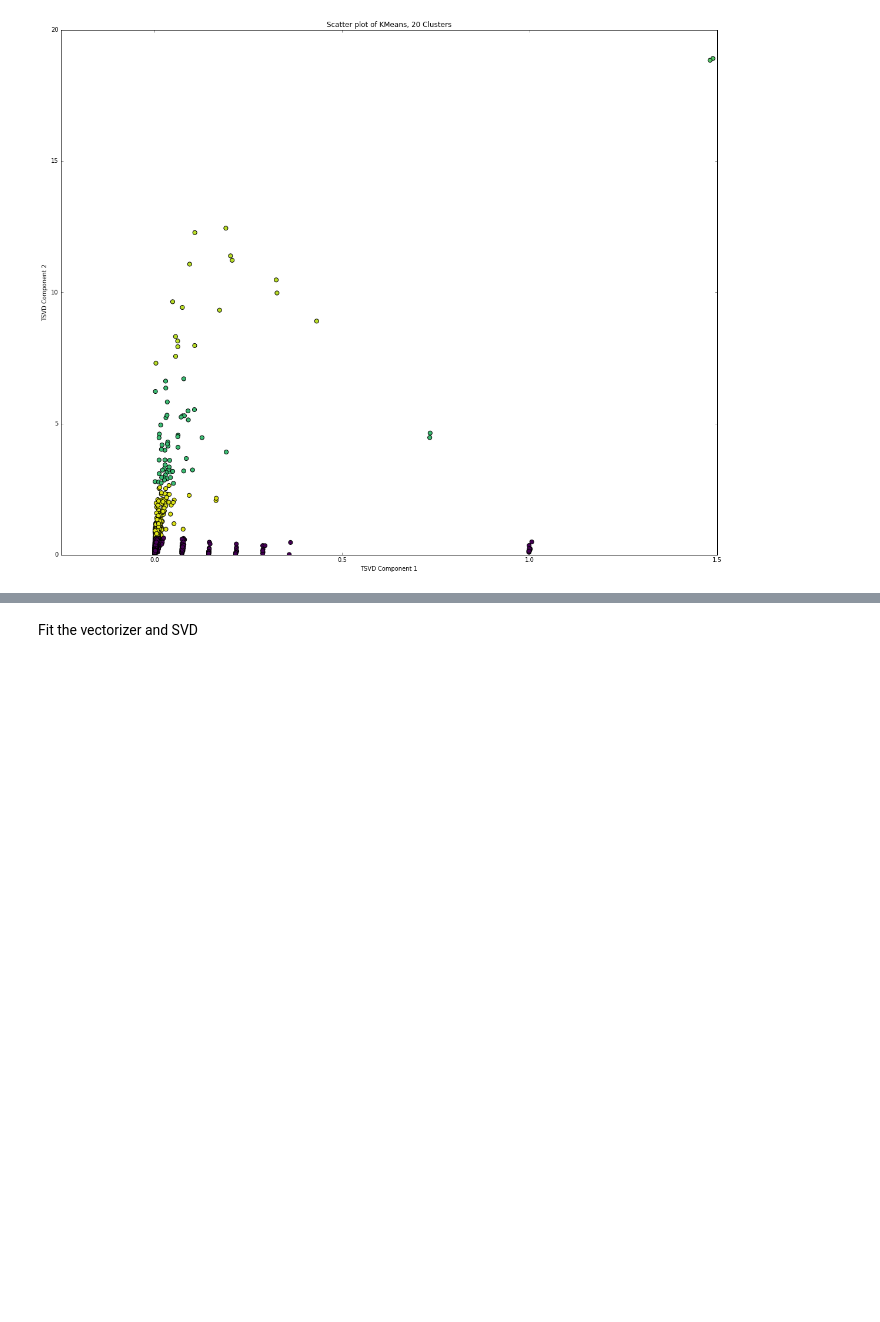
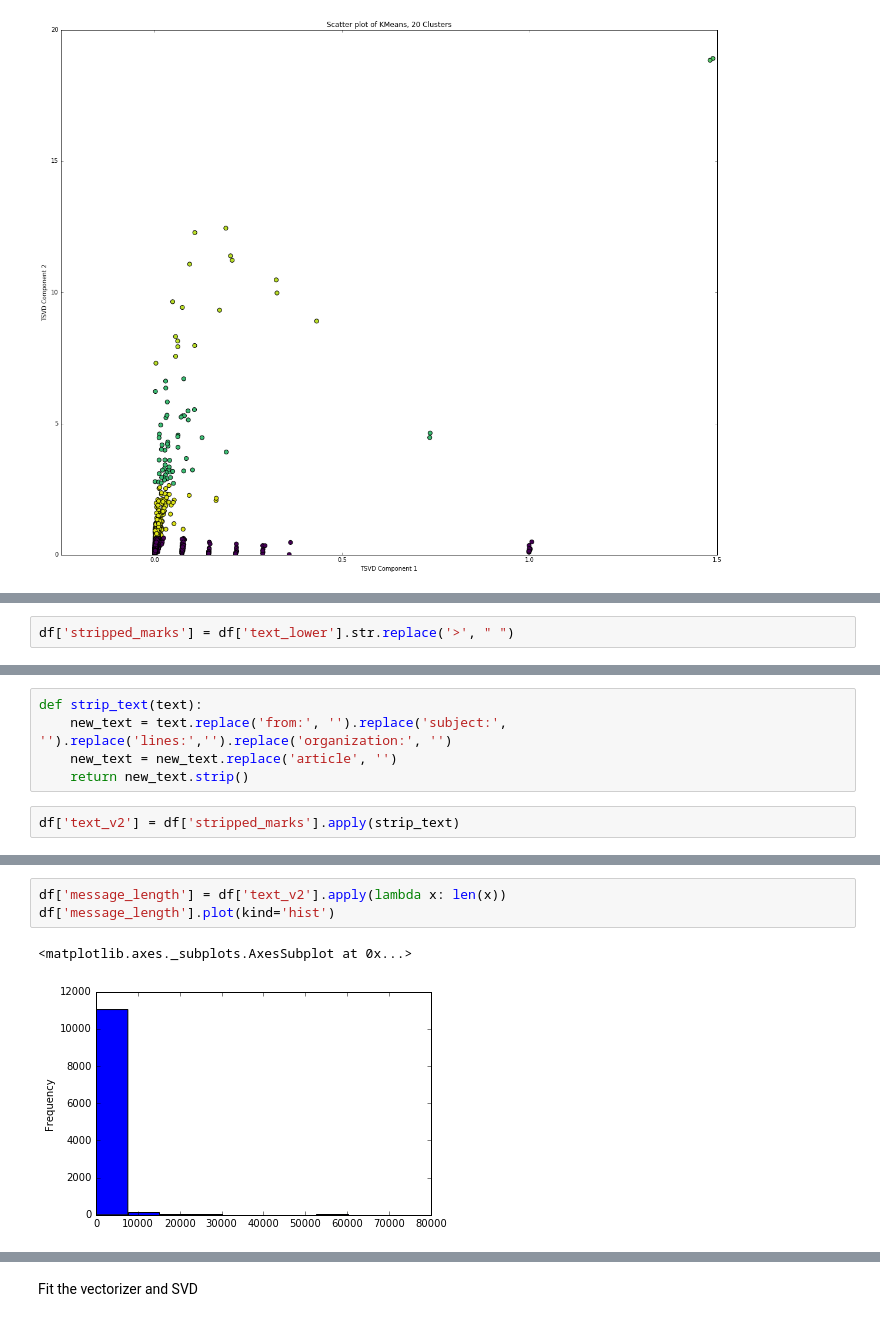
Before and after one commit to cgeppig/DSI_week_03, a Jupyter notebook: Clustering and pca lab.ipynb, the cells around one changed output, grey strips where cells are left out. Cells and saved outputs as stored; diff of their text form; blank space fills up the shorter version.

```diff
--- a/Clustering and pca lab.ipynb
+++ b/Clustering and pca lab.ipynb
@@ -389,0 +408,2 @@ def silhouette_selection(x,k):
+# %%
+df['stripped_marks'] = df['text_lower'].str.replace('>', " ")
@@ -389,0 +419,7 @@ def silhouette_selection(x,k):
+# %%
+def strip_text(text):
+    new_text = text.replace('from:', '').replace('subject:', '').replace('lines:','').replace('organization:', '')
+    new_text = new_text.replace('article', '')
+    return new_text.strip()
+# %%
+df['text_v2'] = df['stripped_marks'].apply(strip_text)
@@ -389,0 +435,6 @@ def silhouette_selection(x,k):
+# %%
+df['message_length'] = df['text_v2'].apply(lambda x: len(x))
+df['message_length'].plot(kind='hist')
+# %% [output]
+<matplotlib.axes._subplots.AxesSubplot at 0x...>
+[figure, added]
```
Also changed, not shown: parts of 13 cells of this notebook, 1 other file.
